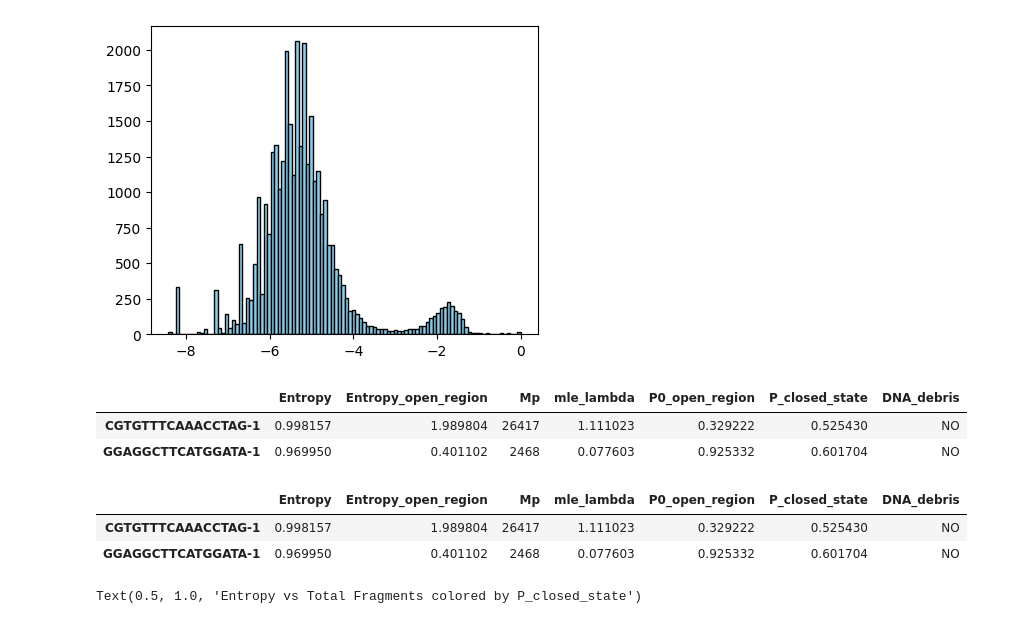
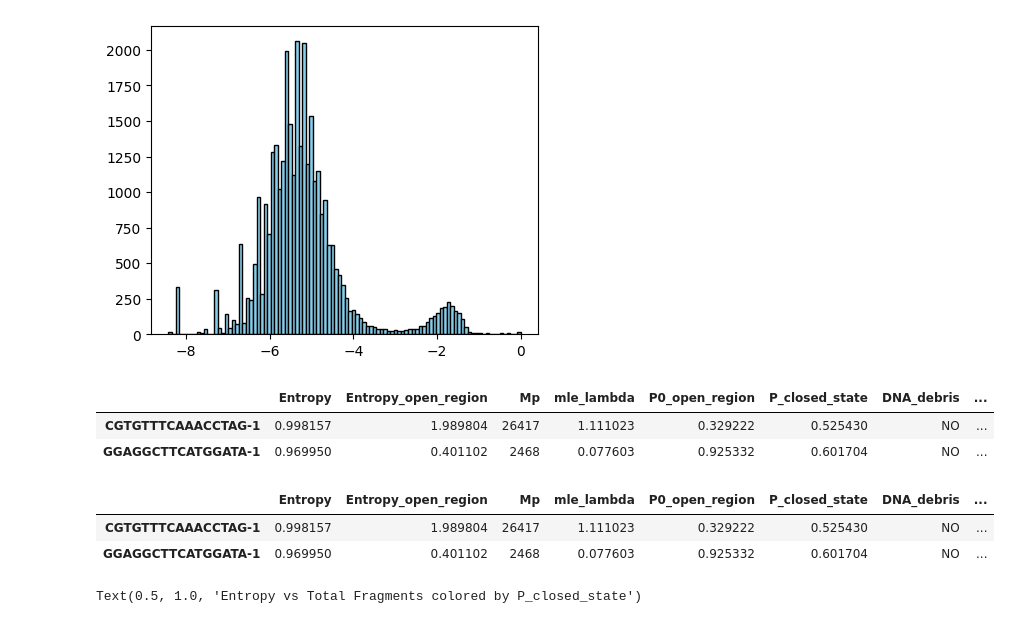
Before and after one commit to streetslab/SADE, a Jupyter notebook: EDA/demo_p1.ipynb, the cells around one changed output. Cells and saved outputs as stored; diff of their text form; code cells hidden in the pictures.

```diff
--- a/EDA/demo_p1.ipynb
+++ b/EDA/demo_p1.ipynb
@@ -23,19 +23,21 @@ _ = ax.hist(np.log(entropy_all['Entropy']), bins=100, color='skyblue', edgecolor
 # %%
 entropy_w_DNAdebrisflag_file = '/mnt/hdd_bob/syy/adipose/atac/res/VIB_10xmultiome_2_WS3000F/entropy_filtered_bc_df.tsv'
 entropy_w_DNAdebrisflag_df = pd.read_csv(entropy_w_DNAdebrisflag_file, sep=',', index_col=0)
+entropy_w_DNAdebrisflag_df['atac_bc'] = entropy_w_DNAdebrisflag_df.index.str.split('-').str[0]
 entropy_w_DNAdebrisflag_df.head(2)
 # %% [output]
-|  | Entropy | Entropy_open_region | Mp | mle_lambda | P0_open_region | P_closed_state | DNA_debris |
-| CGTGTTTCAAACCTAG-1 | 0.998157 | 1.989804 | 26417 | 1.111023 | 0.329222 | 0.525430 | NO |
-| GGAGGCTTCATGGATA-1 | 0.969950 | 0.401102 | 2468 | 0.077603 | 0.925332 | 0.601704 | NO |
+|  | Entropy | Entropy_open_region | Mp | mle_lambda | P0_open_region | P_closed_state | DNA_debris | ... |
+| CGTGTTTCAAACCTAG-1 | 0.998157 | 1.989804 | 26417 | 1.111023 | 0.329222 | 0.525430 | NO | ... |
+| GGAGGCTTCATGGATA-1 | 0.969950 | 0.401102 | 2468 | 0.077603 | 0.925332 | 0.601704 | NO | ... |
 # %%
 final_bc_file = '/mnt/hdd_bob/syy/adipose/atac/res/VIB_10xmultiome_2_WS3000F/entropy_filtered_bc_df.tsv'
 entropy_df = pd.read_csv(final_bc_file, sep=',', index_col=0)
+entropy_df['atac_bc'] = entropy_df.index.str.split('-').str[0]
 entropy_df.head(2)
 # %% [output]
-|  | Entropy | Entropy_open_region | Mp | mle_lambda | P0_open_region | P_closed_state | DNA_debris |
-| CGTGTTTCAAACCTAG-1 | 0.998157 | 1.989804 | 26417 | 1.111023 | 0.329222 | 0.525430 | NO |
-| GGAGGCTTCATGGATA-1 | 0.969950 | 0.401102 | 2468 | 0.077603 | 0.925332 | 0.601704 | NO |
+|  | Entropy | Entropy_open_region | Mp | mle_lambda | P0_open_region | P_closed_state | DNA_debris | ... |
+| CGTGTTTCAAACCTAG-1 | 0.998157 | 1.989804 | 26417 | 1.111023 | 0.329222 | 0.525430 | NO | ... |
+| GGAGGCTTCATGGATA-1 | 0.969950 | 0.401102 | 2468 | 0.077603 | 0.925332 | 0.601704 | NO | ... |
 # %%
 frag_file = '/mnt/hdd_bob/syy/adipose/atac/res/VIB_10xmultiome_2_WS3000F/fragments.tsv'
 frag_df = pd.read_csv(frag_file, sep='\t', header=None, names=['chr', 'start', 'end', 'atac_barcodes', 'support'])
```
Also changed, not shown: parts of 13 cells of this notebook, 13 other files.
